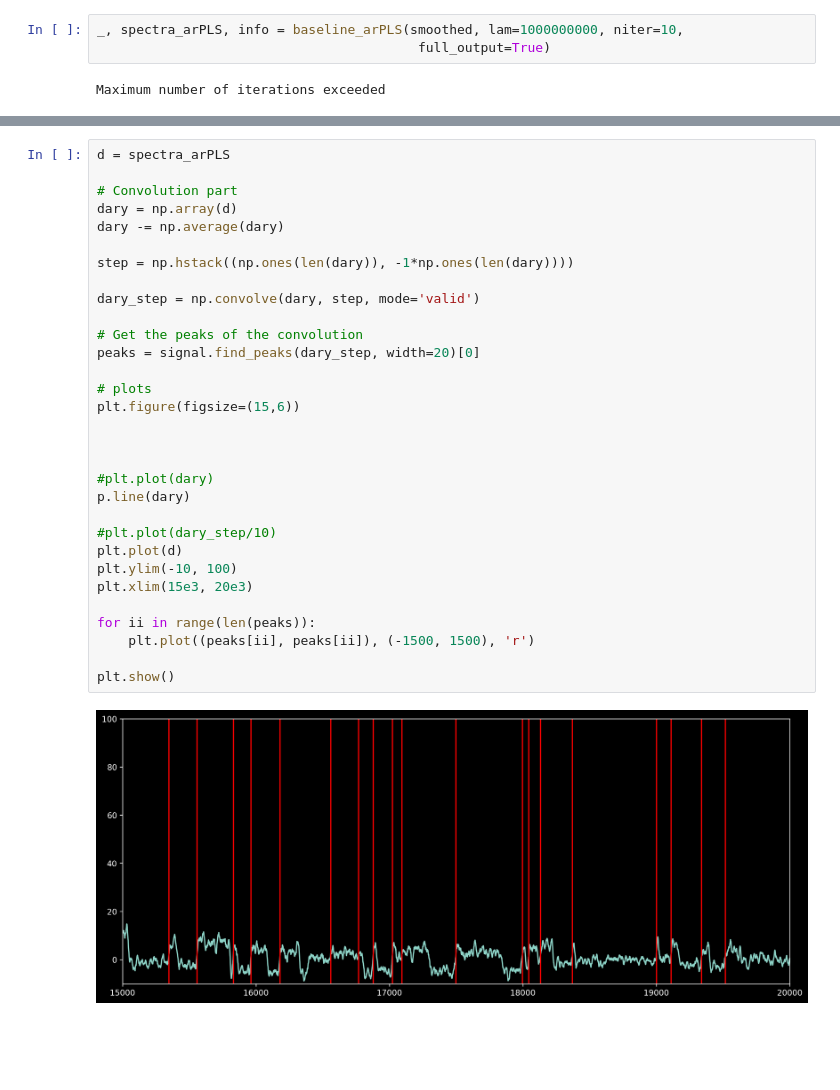
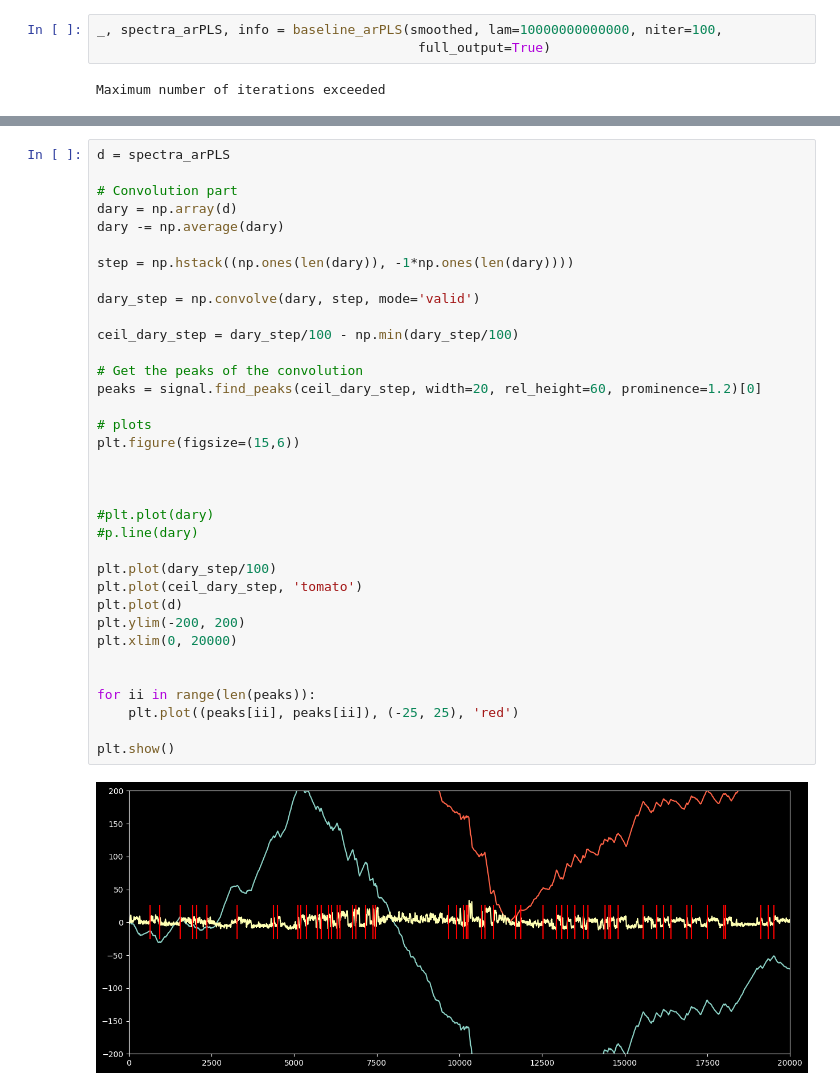
Before and after one commit to JKL453/s04-utils, a Jupyter notebook: on_off.ipynb, the cells around one changed output, grey strips where cells are left out. Saved outputs shown, nothing was run; the diff lists cells and outputs as text; blank space fills up the shorter version.

Commit message:
working on preprocessing, peak finding and denoising

```diff
--- a/on_off.ipynb
+++ b/on_off.ipynb
@@ -135,7 +135,7 @@ def baseline_arPLS(y, ratio=1e-6, lam=100, niter=10, full_output=False):
     else:
         return z
 # %%
-_, spectra_arPLS, info = baseline_arPLS(smoothed, lam=1000000000, niter=10,
+_, spectra_arPLS, info = baseline_arPLS(smoothed, lam=10000000000000, niter=100,
                                          full_output=True)
 # %% [output]
 Maximum number of iterations exceeded
@@ -154,33 +154,37 @@ BokehUserWarning: ColumnDataSource's columns must be of the same length. Current
 # %%
 d = spectra_arPLS
 
 # Convolution part
 dary = np.array(d)
 dary -= np.average(dary)
 
 step = np.hstack((np.ones(len(dary)), -1*np.ones(len(dary))))
 
 dary_step = np.convolve(dary, step, mode='valid')
 
+ceil_dary_step = dary_step/100 - np.min(dary_step/100)
+
 # Get the peaks of the convolution
-peaks = signal.find_peaks(dary_step, width=20)[0]
+peaks = signal.find_peaks(ceil_dary_step, width=20, rel_height=60, prominence=1.2)[0]
 
 # plots
 plt.figure(figsize=(15,6))
 
 
 
 #plt.plot(dary)
-p.line(dary)
+#p.line(dary)
 
-#plt.plot(dary_step/10)
+plt.plot(dary_step/100)
+plt.plot(ceil_dary_step, 'tomato')
 plt.plot(d)
-plt.ylim(-10, 100)
-plt.xlim(15e3, 20e3)
+plt.ylim(-200, 200)
+plt.xlim(0, 20000)
+
 
 for ii in range(len(peaks)):
-    plt.plot((peaks[ii], peaks[ii]), (-1500, 1500), 'r')
+    plt.plot((peaks[ii], peaks[ii]), (-25, 25), 'red')
 
 plt.show()
 # %% [output]
-[figure, old version]
+[figure, new version]
```
Also changed, not shown: parts of 4 cells of this notebook.
